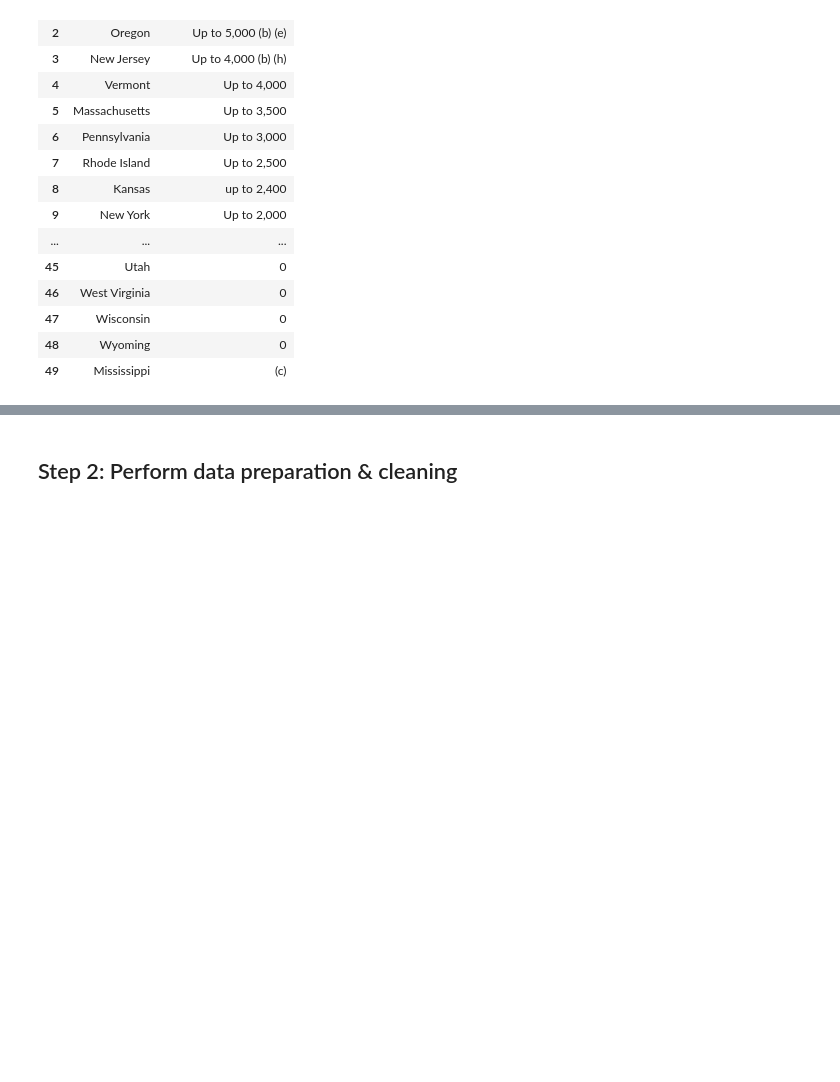
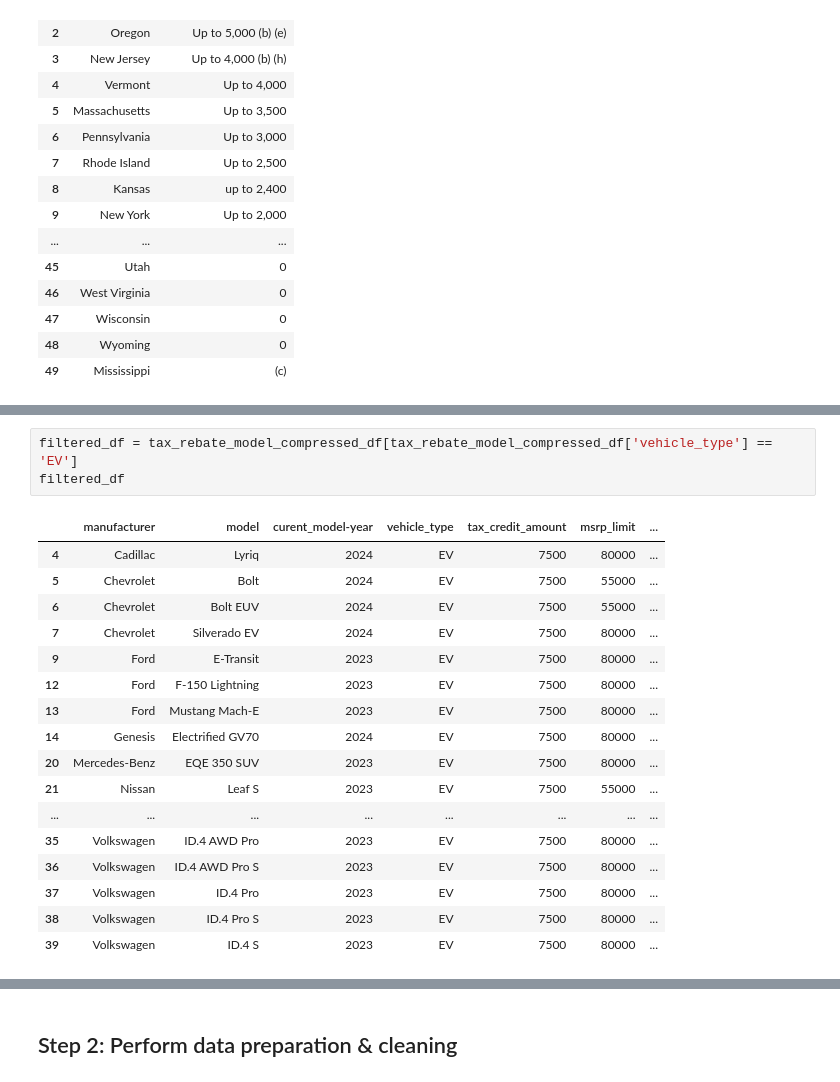
Before and after one commit to Omeesha28/Project_1, a Jupyter notebook: Electric_vehicle.ipynb, the cells around one changed output, grey strips where cells are left out. Saved outputs shown, nothing was run; the diff lists cells and outputs as text; blank space fills up the shorter version.

```diff
--- a/Electric_vehicle.ipynb
+++ b/Electric_vehicle.ipynb
@@ -177,3 +228,24 @@ tax_rebate_compressed_df
+# %%
+filtered_df = tax_rebate_model_compressed_df[tax_rebate_model_compressed_df['vehicle_type'] == 'EV']
+filtered_df
+# %% [output]
+|  | manufacturer | model | curent_model-year | vehicle_type | tax_credit_amount | msrp_limit | ... |
+| 4 | Cadillac | Lyriq | 2024 | EV | 7500 | 80000 | ... |
+| 5 | Chevrolet | Bolt | 2024 | EV | 7500 | 55000 | ... |
+| 6 | Chevrolet | Bolt EUV | 2024 | EV | 7500 | 55000 | ... |
+| 7 | Chevrolet | Silverado EV | 2024 | EV | 7500 | 80000 | ... |
+| 9 | Ford | E-Transit | 2023 | EV | 7500 | 80000 | ... |
+| 12 | Ford | F-150 Lightning | 2023 | EV | 7500 | 80000 | ... |
+| 13 | Ford | Mustang Mach-E | 2023 | EV | 7500 | 80000 | ... |
+| 14 | Genesis | Electrified GV70 | 2024 | EV | 7500 | 80000 | ... |
+| 20 | Mercedes-Benz | EQE 350 SUV | 2023 | EV | 7500 | 80000 | ... |
+| 21 | Nissan | Leaf S | 2023 | EV | 7500 | 55000 | ... |
+| ... | ... | ... | ... | ... | ... | ... | ... |
+| 35 | Volkswagen | ID.4 AWD Pro | 2023 | EV | 7500 | 80000 | ... |
+| 36 | Volkswagen | ID.4 AWD Pro S | 2023 | EV | 7500 | 80000 | ... |
+| 37 | Volkswagen | ID.4 Pro | 2023 | EV | 7500 | 80000 | ... |
+| 38 | Volkswagen | ID.4 Pro S | 2023 | EV | 7500 | 80000 | ... |
+| 39 | Volkswagen | ID.4 S | 2023 | EV | 7500 | 80000 | ... |
 # %%
 import requests
 
```
Also changed, not shown: parts of 9 cells of this notebook, 2 other files.
